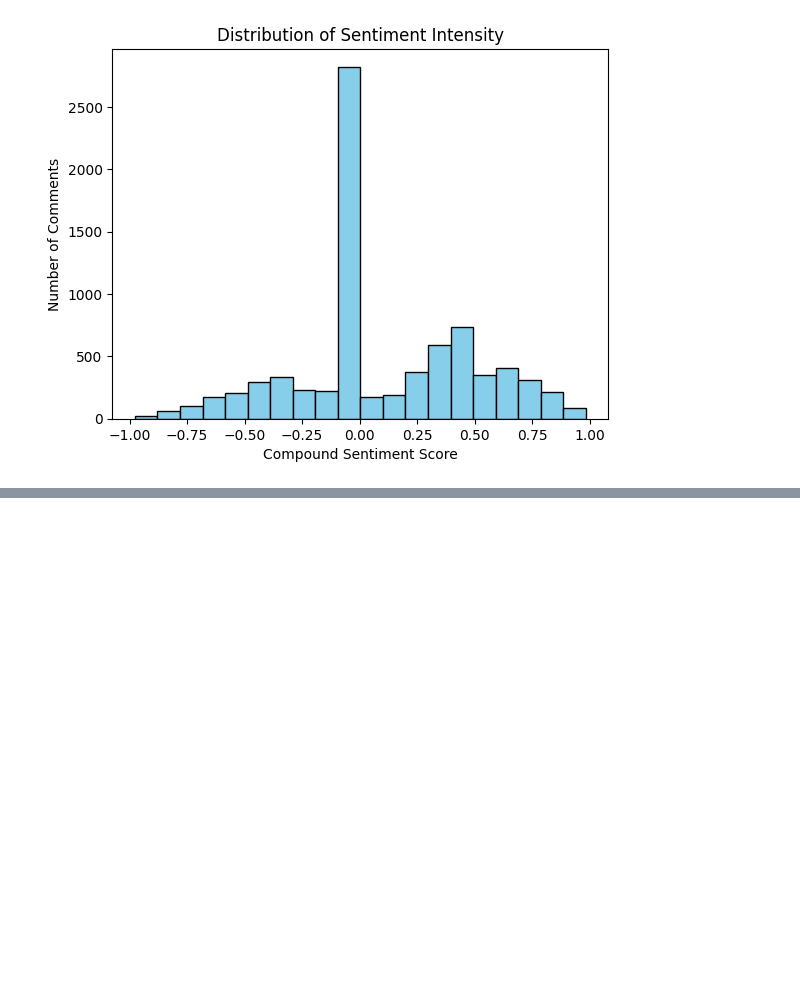
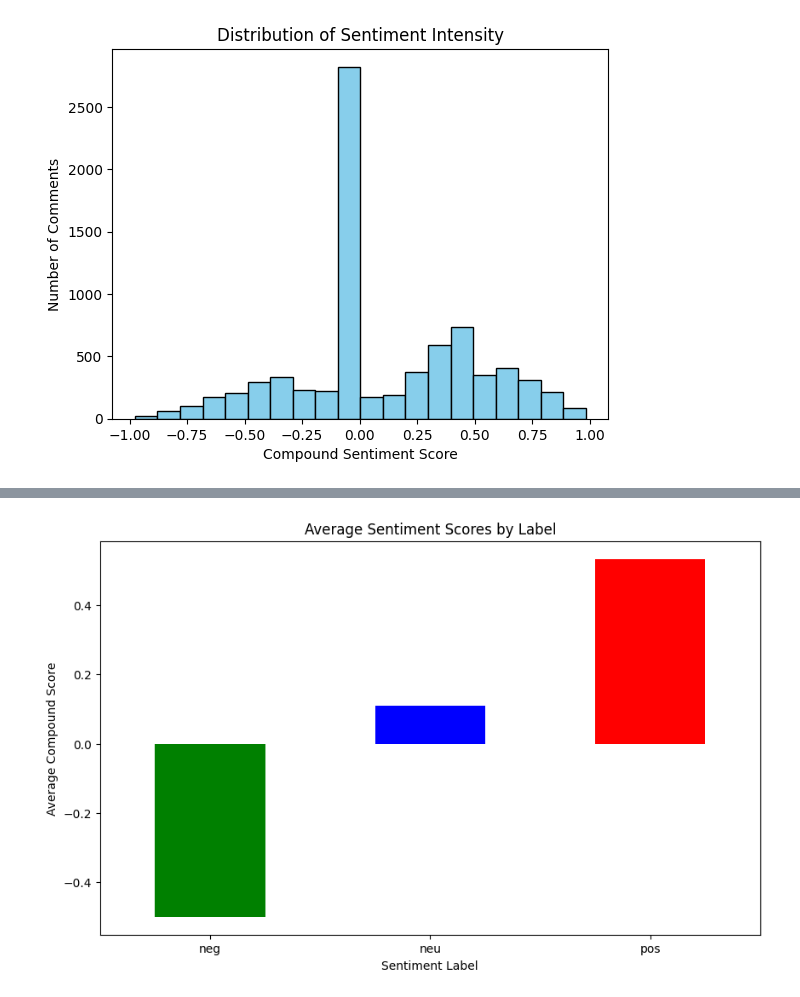
Before and after one commit to Prakhar896/SMAA2, a Jupyter notebook: analysis.ipynb, the cells around one changed output, grey strips where cells are left out. Saved outputs shown, nothing was run; the diff lists cells and outputs as text; code cells hidden in the pictures; blank space fills up the shorter version.

```diff
--- a/analysis.ipynb
+++ b/analysis.ipynb
@@ -474,0 +477,11 @@ plt.show()
+# %%
+# Bar chart of sentiment scores
+sentiment_scores = df.groupby('sentiment_label')['compound'].mean()
+sentiment_scores.plot(kind='bar', color=['green', 'blue', 'red'], figsize=(10, 6))
+plt.title('Average Sentiment Scores by Label')
+plt.xlabel('Sentiment Label')
+plt.ylabel('Average Compound Score')
+plt.xticks(rotation=0)
+plt.show()
+# %% [output]
+[figure, added]
```
Also changed, not shown: parts of 12 cells of this notebook.
